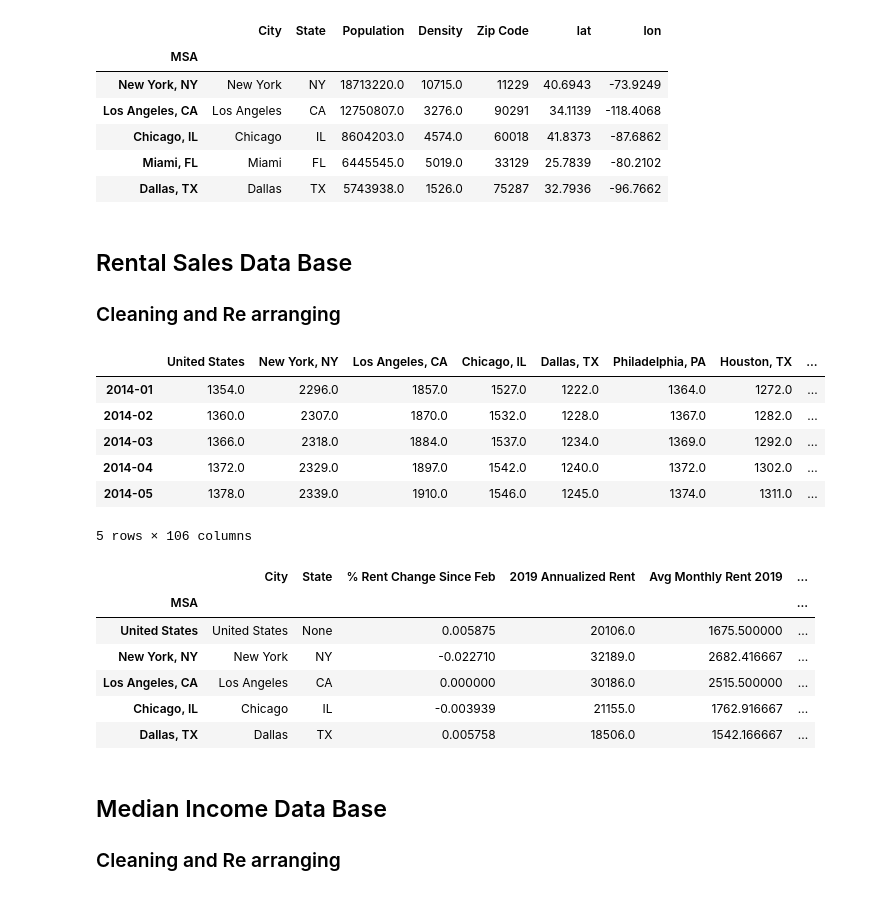
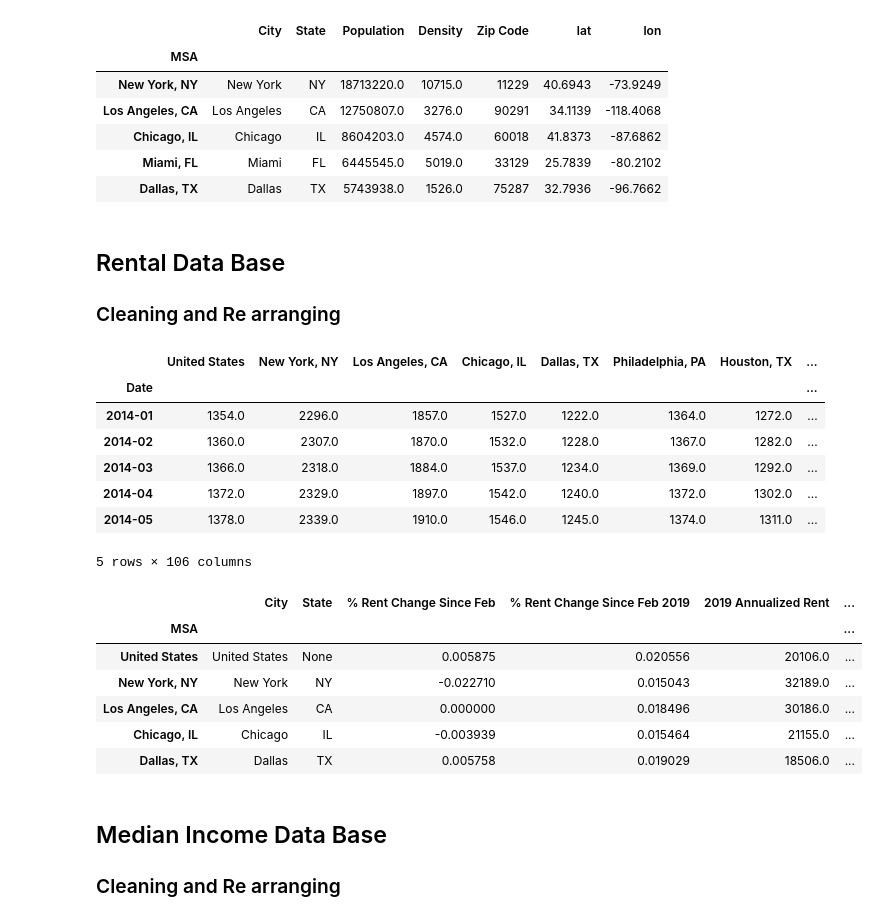
Before and after one commit to Luminous171/Project_1, a Jupyter notebook: Python_Files/clean_data_bases_2020.11.10.ipynb, the cells around one changed output. Saved outputs shown, nothing was run; the diff lists cells and outputs as text; code cells hidden in the pictures.

```diff
--- a/Python_Files/clean_data_bases_2020.11.10.ipynb
+++ b/Python_Files/clean_data_bases_2020.11.10.ipynb
@@ -52,15 +52,19 @@ house_price_df['MSA']=house_price_df['City']+', '+house_price_df['State']
 # Replace United States that is NAN. Confirmed is the only null with house_price_df['MSA'].isna().sum()
 house_price_df['MSA'].fillna('United States',inplace=True)
 
-house_price_df.set_index('MSA',inplace=True)
+# Change name of MSa to Date and create an index
+# DELETE house_price_df.rename(columns={'MSA':'Date'},inplace=True)
+# DELETE: house_price_df.set_index('Date',inplace=True)
 
 house_price_df=house_price_df.drop(columns=['city_interim','State', 'City', 'Extra1','MSA_interim'])
-
+house_price_df.set_index('MSA',inplace=True)
 
 # Transpose dataframe
 house_price_df=house_price_df.transpose()
 # Drop the name that would look as the name of the index otherwise
 house_price_df.columns.name = None
+# set index
+house_price_df.index.rename('Date',inplace=True)
 
 
 house_price_df.head(5)
@@ -192,7 +236,7 @@ lon_lat_density_df.head(5)
 | Miami, FL | Miami | FL | 6445545.0 | 5019.0 | 33129 | 25.7839 | -80.2102 |
 | Dallas, TX | Dallas | TX | 5743938.0 | 1526.0 | 75287 | 32.7936 | -96.7662 |
 # %% [markdown]
-## Rental Sales Data Base
+## Rental Data Base
 ### Cleaning and Re arranging
 # %%
 # read the house_prices_msa.csv. this file will be used for sale price data
@@ -227,18 +271,25 @@ rental_price_df.set_index('MSA',inplace=True)
 # Delete columns i do not need
 rental_price_df=rental_price_df.drop(columns=['city_interim','State', 'City', 'Extra1','MSA_interim'])
 
+# Change name of MSa to Date and create an index
 
 # Transpose data frame
 rental_price_df=rental_price_df.transpose()
+# Delete old name from index
 rental_price_df.columns.name = None
+# Give a new name ot the index
+rental_price_df.index.rename('Date',inplace=True)
 
-# Drop duplicated columns
-# rental_price_df=rental_price_df.loc[:,~rental_price_df.columns.duplicated()]
+# DELETE rental_price_df.reset_index(inplace=True)
 
-# rental_price_df.index.dt.to_period('M').astype(int)
+# DELETE Drop duplicated columns
+# DELETE rental_price_df=rental_price_df.loc[:,~rental_price_df.columns.duplicated()]
+
+# DELETE rental_price_df.index.dt.to_period('M').astype(int)
 rental_price_df.head(5)
 # %% [output]
 |  | United States | New York, NY | Los Angeles, CA | Chicago, IL | Dallas, TX | Philadelphia, PA | Houston, TX | ... |
+| Date |  |  |  |  |  |  |  | ... |
 | 2014-01 | 1354.0 | 2296.0 | 1857.0 | 1527.0 | 1222.0 | 1364.0 | 1272.0 | ... |
 | 2014-02 | 1360.0 | 2307.0 | 1870.0 | 1532.0 | 1228.0 | 1367.0 | 1282.0 | ... |
 | 2014-03 | 1366.0 | 2318.0 | 1884.0 | 1537.0 | 1234.0 | 1369.0 | 1292.0 | ... |
@@ -253,9 +304,15 @@ end_date=rental_price_df.index[-1]
 start_date='2020-02'
 change_since_feb=rental_price_df.loc[end_date]/rental_price_df.loc[start_date]-1
 
-
 # sale_stats_df=pd.DataFrame([[change_since_feb,avg_last_12m]],columns=['% Change Since Feb','AVG Last 12M'])
 rent_stats_df=pd.DataFrame(change_since_feb,columns=['% Rent Change Since Feb'])
+
+# Similar change but for prior year (no covid); to be used as control
+end_date=rental_price_df.index[-1-12] #12 months perior to last month
+start_date='2019-02'
+change_since_feb_2019=rental_price_df.loc[end_date]/rental_price_df.loc[start_date]-1
+# add column
+rent_stats_df['% Rent Change Since Feb 2019']=change_since_feb_2019
 
 
 # df.index = df["Index Title"]
@@ -298,41 +355,41 @@ rent_stats_df['oldest_value']= rental_price_df.iloc[0]
 ##rental_price_df.iloc[rental_price_df.apply(pd.Series.first_valid_index)]     #rental_price_df.loc[rental_price_df.notna().idxmax()] # rental_price_df.loc[rental_price_df.apply(pd.Series.first_valid_index)]
 #rental_price_df.loc[rental_price_df.apply(pd.Series.first_valid_index)]
 
 
 # calculate the number of periods
 rent_stats_df['months_diff'] = rent_stats_df['last_date'].dt.to_period('M').astype(int)-rent_stats_df['oldest_date'].dt.to_period('M').astype(int)
 
 # Actual CAGR
 period=12
 rent_stats_df['Rent CAGR since 2014-01']=(rent_stats_df['Monthly Rent Last']/rent_stats_df['oldest_value'])**(period*1/rent_stats_df['months_diff'])-1
 
 
 # Calculate Standard Deviation and I annualize
 monthly_rent_change_df=rental_price_df.pct_change()
 monthly_std_sales_df=monthly_rent_change_df.std()*np.sqrt(12)
 rent_stats_df['Rent Standard Deviation']=monthly_returns_sales_df.std()
 
 
 # Create columns with city and state to allow more flexibility when showing data
 # sale_stats_df[['City','State']] = sale_stats_df['MSA'].str.split(", ", n = 1, expand=True) # Split City from text string
 rent_stats_df.reset_index(inplace=True)
 rent_stats_df.rename(columns={'index':'MSA'}, inplace= True)
 rent_stats_df[['City','State']] = rent_stats_df['MSA'].str.split(", ", n = 1, expand=True) # Split City from text string
 rent_stats_df.set_index('MSA',inplace=True)
 
 
 # re arrange order and drop columns we do not need
-rent_stats_df=rent_stats_df[['City', 'State', '% Rent Change Since Feb','2019 Annualized Rent','Avg Monthly Rent 2019', 'Avg Monthly Rent Last 12M', 'Last 12M Annualized Rent','Monthly Rent Last' ,'Rent CAGR since 2014-01','Rent Standard Deviation']]
+rent_stats_df=rent_stats_df[['City', 'State', '% Rent Change Since Feb','% Rent Change Since Feb 2019','2019 Annualized Rent','Avg Monthly Rent 2019', 'Avg Monthly Rent Last 12M', 'Last 12M Annualized Rent','Monthly Rent Last' ,'Rent CAGR since 2014-01','Rent Standard Deviation']]
 
 rent_stats_df.head(5)
 # %% [output]
-|  | City | State | % Rent Change Since Feb | 2019 Annualized Rent | Avg Monthly Rent 2019 | ... |
+|  | City | State | % Rent Change Since Feb | % Rent Change Since Feb 2019 | 2019 Annualized Rent | ... |
 | MSA |  |  |  |  |  | ... |
-| United States | United States | None | 0.005875 | 20106.0 | 1675.500000 | ... |
-| New York, NY | New York | NY | -0.022710 | 32189.0 | 2682.416667 | ... |
-| Los Angeles, CA | Los Angeles | CA | 0.000000 | 30186.0 | 2515.500000 | ... |
-| Chicago, IL | Chicago | IL | -0.003939 | 21155.0 | 1762.916667 | ... |
-| Dallas, TX | Dallas | TX | 0.005758 | 18506.0 | 1542.166667 | ... |
+| United States | United States | None | 0.005875 | 0.020556 | 20106.0 | ... |
+| New York, NY | New York | NY | -0.022710 | 0.015043 | 32189.0 | ... |
+| Los Angeles, CA | Los Angeles | CA | 0.000000 | 0.018496 | 30186.0 | ... |
+| Chicago, IL | Chicago | IL | -0.003939 | 0.015464 | 21155.0 | ... |
+| Dallas, TX | Dallas | TX | 0.005758 | 0.019029 | 18506.0 | ... |
 # %% [markdown]
 ## Median Income Data Base
 ### Cleaning and Re arranging
```
Also changed, not shown: parts of 9 cells of this notebook.
